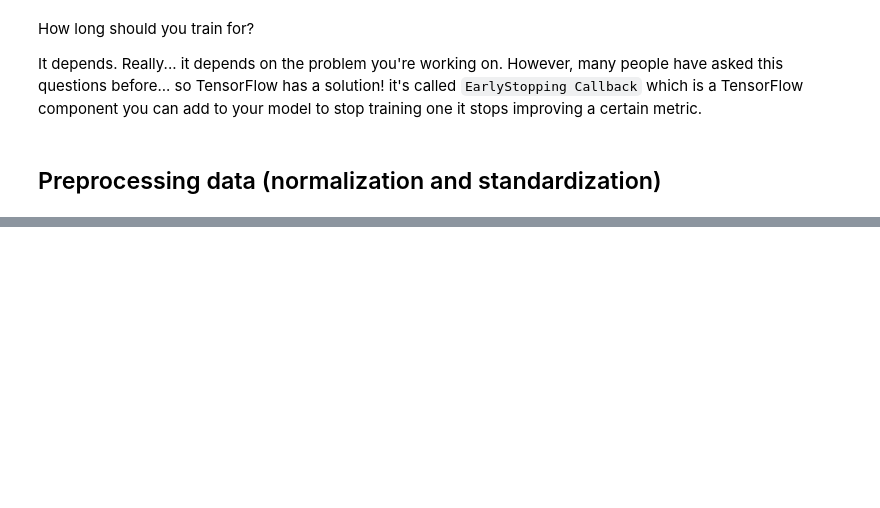
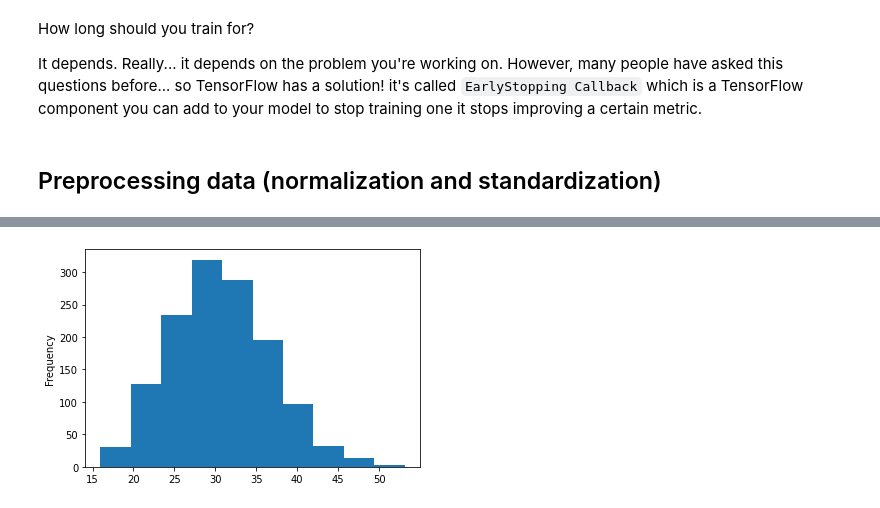
Before and after one commit to 21Ovi/TensorFlow_, a Jupyter notebook: 01_neural_network_regression_with_tensorflow.ipynb, the cells around one changed output, grey strips where cells are left out. Drawn from its saved outputs; the diff is of its cells as text; code cells hidden in the pictures; blank space fills up the shorter version.

```diff
--- a/01_neural_network_regression_with_tensorflow.ipynb
+++ b/01_neural_network_regression_with_tensorflow.ipynb
@@ -1099 +1098,5 @@ X["age"].plot(kind="hist")
 [figure]
+# %%
+X["bmi"].plot(kind="hist");
+# %% [output]
+[figure, added]
```
Also changed, not shown: parts of 1 cell of this notebook.
